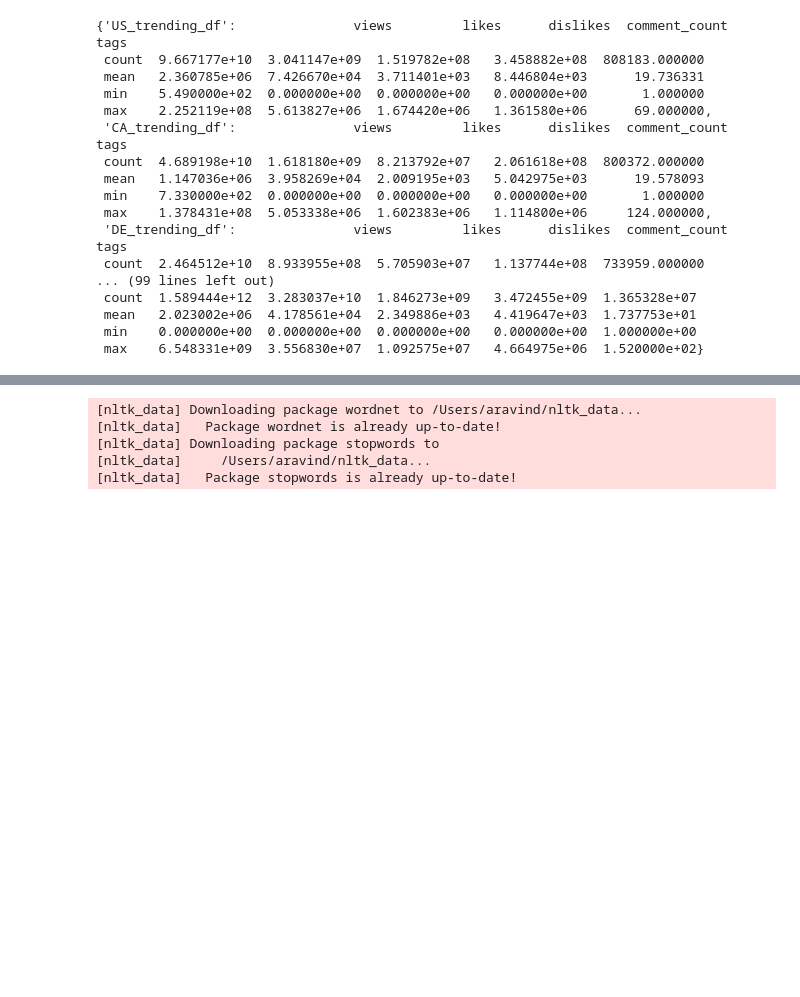
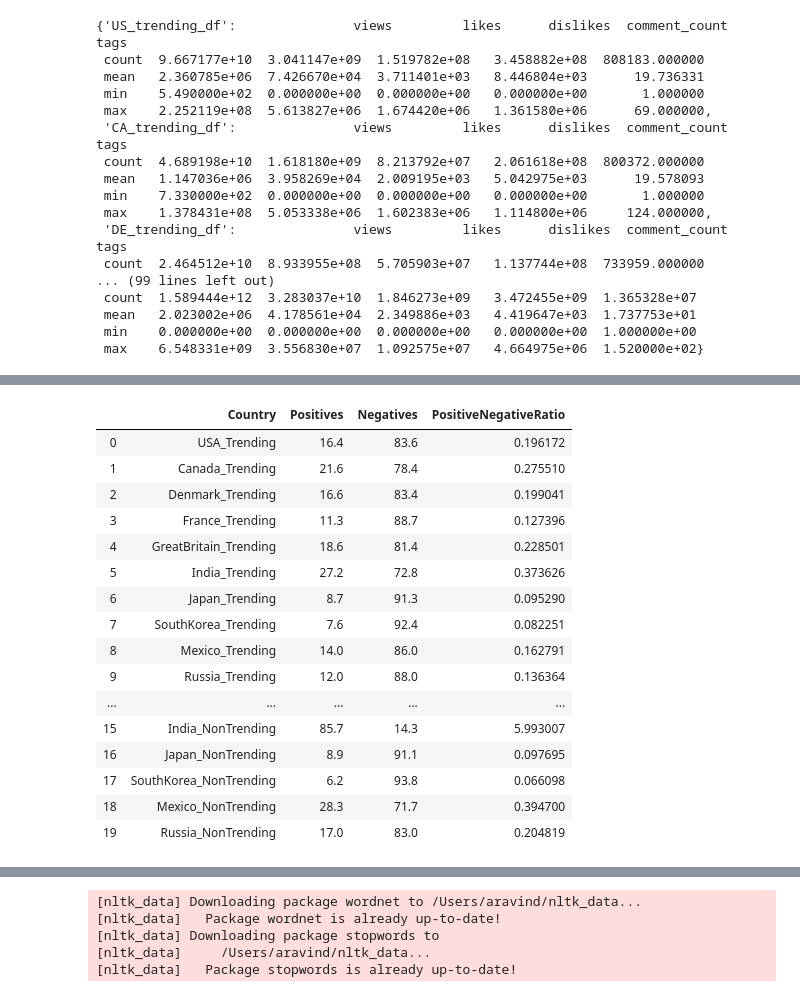
Before and after one commit to akpatnam25/trending-here-trending-there, a Jupyter notebook: FinalTrendingHereTrendingThere.ipynb, the cells around one changed output, grey strips where cells are left out. Cells and saved outputs as stored; diff of their text form; code cells hidden in the pictures; blank space fills up the shorter version.

```diff
--- a/FinalTrendingHereTrendingThere.ipynb
+++ b/FinalTrendingHereTrendingThere.ipynb
@@ -367,31 +379,36 @@ def get_sentiment_stats(classification, country):
     ratio = positives/negatives
     ratioStr = "{} positive/negative ratio: {} -----> {}% positives of total , {}% negatives of total".format(country, ratio, percentage_of_positive, percentage_of_negative)
     print (ratioStr)
-    return percentage_of_positive, percentage_of_negative
+    return country, percentage_of_positive, percentage_of_negative
 # %%
-us_trending_pos, us_trending_neg = get_sentiment_stats(classifications_us_trending, "USA_Trending")
-ca_trending_pos, ca_trending_neg = get_sentiment_stats(classifications_ca_trending, "Canada_Trending")
-de_trending_pos, de_trending_neg = get_sentiment_stats(classifications_de_trending, "Denmark_Trending")
-fr_trending_pos, fr_trending_neg = get_sentiment_stats(classifications_fr_trending, "France_Trending")
-gb_trending_pos, gb_trending_neg = get_sentiment_stats(classifications_gb_trending, "GreatBritain_Trending")
-in_trending_pos, in_trending_neg = get_sentiment_stats(classifications_in_trending, "India_Trending")
-jp_trending_pos, jp_trending_neg = get_sentiment_stats(classifications_jp_trending, "Japan_Trending")
-kr_trending_pos, kr_trending_neg = get_sentiment_stats(classifications_kr_trending, "SouthKorea_Trending")
-mx_trending_pos, mx_trending_neg = get_sentiment_stats(classifications_mx_trending, "Mexico_Trending")
-ru_trending_pos, ru_trending_neg = get_sentiment_stats(classifications_ru_trending, "Russia_Trending")
+country_us_trending, us_trending_pos, us_trending_neg = get_sentiment_stats(classifications_us_trending, "USA_Trending")
+country_ca_trending, ca_trending_pos, ca_trending_neg = get_sentiment_stats(classifications_ca_trending, "Canada_Trending")
+country_de_trending, de_trending_pos, de_trending_neg = get_sentiment_stats(classifications_de_trending, "Denmark_Trending")
+country_fr_trending, fr_trending_pos, fr_trending_neg = get_sentiment_stats(classifications_fr_trending, "France_Trending")
+country_gb_trending, gb_trending_pos, gb_trending_neg = get_sentiment_stats(classifications_gb_trending, "GreatBritain_Trending")
+country_in_trending, in_trending_pos, in_trending_neg = get_sentiment_stats(classifications_in_trending, "India_Trending")
+country_jp_trending, jp_trending_pos, jp_trending_neg = get_sentiment_stats(classifications_jp_trending, "Japan_Trending")
+country_kr_trending, kr_trending_pos, kr_trending_neg = get_sentiment_stats(classifications_kr_trending, "SouthKorea_Trending")
+country_mx_trending, mx_trending_pos, mx_trending_neg = get_sentiment_stats(classifications_mx_trending, "Mexico_Trending")
+country_ru_trending, ru_trending_pos, ru_trending_neg = get_sentiment_stats(classifications_ru_trending, "Russia_Trending")
 
 
-us_nontrending_pos, us_nontrending_neg = get_sentiment_stats(classifications_us_nontrending, "USA_NonTrending")
-ca_nontrending_pos, ca_nontrending_neg = get_sentiment_stats(classifications_ca_nontrending, "Canada_NonTrending")
-de_nontrending_pos, de_nontrending_neg = get_sentiment_stats(classifications_de_nontrending, "Denmark_NonTrending")
-fr_nontrending_pos, fr_nontrending_neg = get_sentiment_stats(classifications_fr_nontrending, "France_NonTrending")
-gb_nontrending_pos, gb_nontrending_neg = get_sentiment_stats(classifications_gb_nontrending, "GreatBritain_NonTrending")
-in_nontrending_pos, in_nontrending_neg = get_sentiment_stats(classifications_in_nontrending, "India_NonTrending")
-jp_nontrending_pos, jp_nontrending_neg = get_sentiment_stats(classifications_jp_nontrending, "Japan_NonTrending")
-kr_nontrending_pos, kr_nontrending_neg = get_sentiment_stats(classifications_kr_nontrending, "SouthKorea_NonTrending")
-mx_nontrending_pos, mx_nontrending_neg = get_sentiment_stats(classifications_mx_nontrending, "Mexico_NonTrending")
-ru_nontrending_pos, ru_nontrending_neg = get_sentiment_stats(classifications_ru_nontrending, "Russia_NonTrending")
+country_us_nontrending, us_nontrending_pos, us_nontrending_neg = get_sentiment_stats(classifications_us_nontrending, "USA_NonTrending")
+country_ca_nontrending, ca_nontrending_pos, ca_nontrending_neg = get_sentiment_stats(classifications_ca_nontrending, "Canada_NonTrending")
+country_de_nontrending, de_nontrending_pos, de_nontrending_neg = get_sentiment_stats(classifications_de_nontrending, "Denmark_NonTrending")
+country_fr_nontrending, fr_nontrending_pos, fr_nontrending_neg = get_sentiment_stats(classifications_fr_nontrending, "France_NonTrending")
+country_gb_nontrending, gb_nontrending_pos, gb_nontrending_neg = get_sentiment_stats(classifications_gb_nontrending, "GreatBritain_NonTrending")
+country_in_nontrending, in_nontrending_pos, in_nontrending_neg = get_sentiment_stats(classifications_in_nontrending, "India_NonTrending")
+country_jp_nontrending, jp_nontrending_pos, jp_nontrending_neg = get_sentiment_stats(classifications_jp_nontrending, "Japan_NonTrending")
+country_kr_nontrending, kr_nontrending_pos, kr_nontrending_neg = get_sentiment_stats(classifications_kr_nontrending, "SouthKorea_NonTrending")
+country_mx_nontrending, mx_nontrending_pos, mx_nontrending_neg = get_sentiment_stats(classifications_mx_nontrending, "Mexico_NonTrending")
+country_ru_nontrending, ru_nontrending_pos, ru_nontrending_neg = get_sentiment_stats(classifications_ru_nontrending, "Russia_NonTrending")
 
+countries = [country_us_trending, country_ca_trending, country_de_trending, country_fr_trending, country_gb_trending,
+            country_in_trending, country_jp_trending, country_kr_trending, country_mx_trending, country_ru_trending,
+            country_us_nontrending, country_ca_nontrending, country_de_nontrending, country_fr_nontrending,
+            country_gb_nontrending, country_in_nontrending, country_jp_nontrending, country_kr_nontrending,
+            country_mx_nontrending, country_ru_nontrending]
 positivePercenteages = [us_trending_pos, ca_trending_pos, de_trending_pos, fr_trending_pos, gb_trending_pos, in_trending_pos, jp_trending_pos,
             kr_trending_pos, mx_trending_pos, ru_trending_pos, us_nontrending_pos, ca_nontrending_pos, de_nontrending_pos, fr_nontrending_pos,
             gb_nontrending_pos, in_nontrending_pos, jp_nontrending_pos, kr_nontrending_pos, mx_nontrending_pos, ru_nontrending_pos]
@@ -399,6 +416,10 @@ negativePercentages = [us_trending_neg, ca_trending_neg, de_trending_neg, fr_tre
                       kr_trending_neg, mx_trending_neg, ru_trending_neg, us_nontrending_neg, ca_nontrending_neg, de_nontrending_neg,
                       fr_nontrending_neg, gb_nontrending_neg, in_nontrending_neg, jp_nontrending_neg, kr_nontrending_neg, mx_nontrending_neg,
                       ru_nontrending_neg]
+posToNegRatios = [i / j for i, j in zip(positivePercenteages, negativePercentages)]
+data_dict = {"Country" : countries, "Positives": positivePercenteages, "Negatives": negativePercentages, "PositiveNegativeRatio": posToNegRatios}
+data = pd.DataFrame(data_dict, columns = ['Country', 'Positives' , 'Negatives', 'PositiveNegativeRatio'])
 
+data
 ## visualize these!!!
 # %% [output]
@@ -424,0 +446,17 @@ Russia_NonTrending positive/negative ratio: 0.20627261761158022 -----> 17.1% pos
+|  | Country | Positives | Negatives | PositiveNegativeRatio |
+| 0 | USA_Trending | 16.4 | 83.6 | 0.196172 |
+| 1 | Canada_Trending | 21.6 | 78.4 | 0.275510 |
+| 2 | Denmark_Trending | 16.6 | 83.4 | 0.199041 |
+| 3 | France_Trending | 11.3 | 88.7 | 0.127396 |
+| 4 | GreatBritain_Trending | 18.6 | 81.4 | 0.228501 |
+| 5 | India_Trending | 27.2 | 72.8 | 0.373626 |
+| 6 | Japan_Trending | 8.7 | 91.3 | 0.095290 |
+| 7 | SouthKorea_Trending | 7.6 | 92.4 | 0.082251 |
+| 8 | Mexico_Trending | 14.0 | 86.0 | 0.162791 |
+| 9 | Russia_Trending | 12.0 | 88.0 | 0.136364 |
+| ... | ... | ... | ... | ... |
+| 15 | India_NonTrending | 85.7 | 14.3 | 5.993007 |
+| 16 | Japan_NonTrending | 8.9 | 91.1 | 0.097695 |
+| 17 | SouthKorea_NonTrending | 6.2 | 93.8 | 0.066098 |
+| 18 | Mexico_NonTrending | 28.3 | 71.7 | 0.394700 |
+| 19 | Russia_NonTrending | 17.0 | 83.0 | 0.204819 |
```
Also changed, not shown: parts of 9 cells of this notebook, 10 other files.
